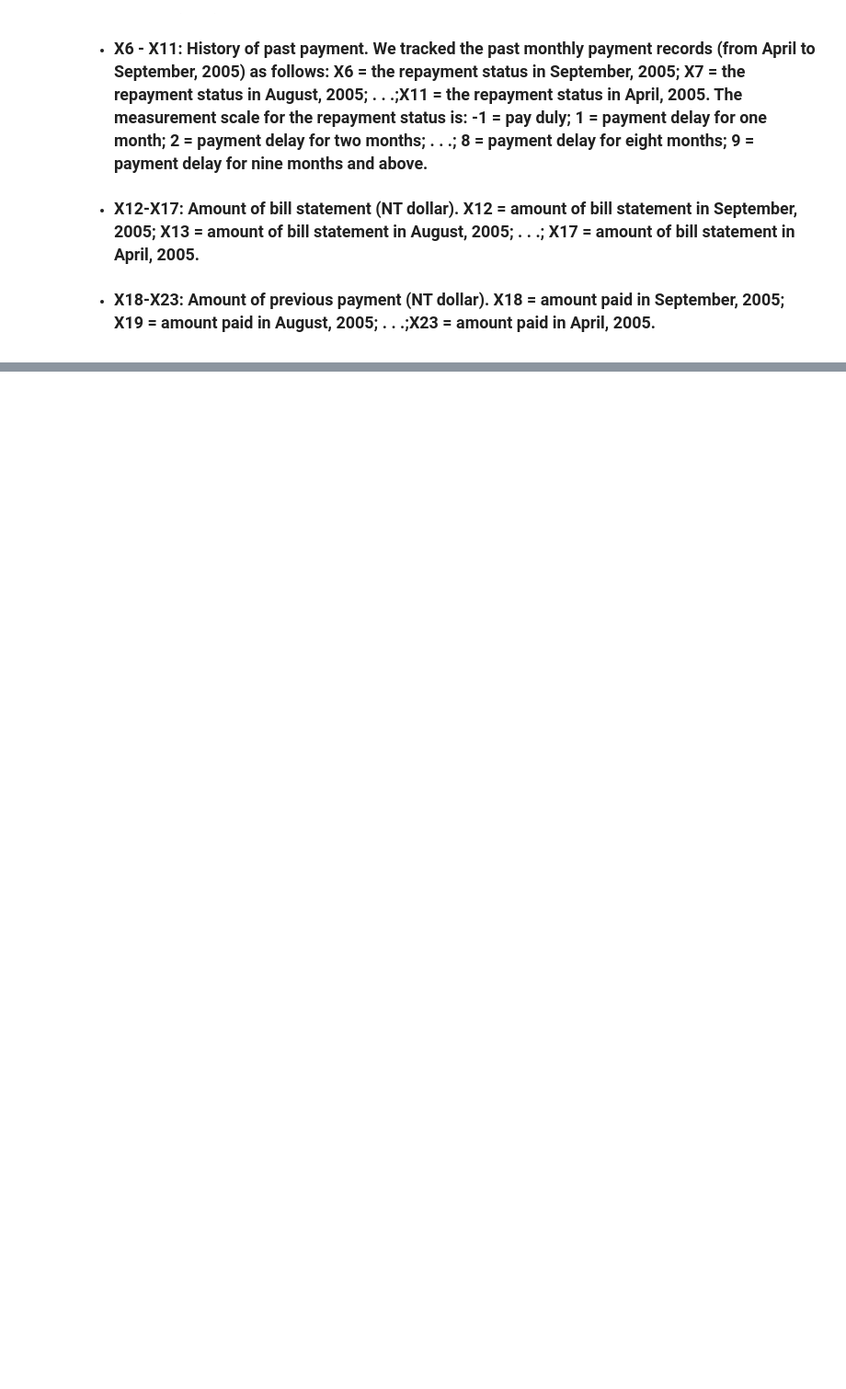
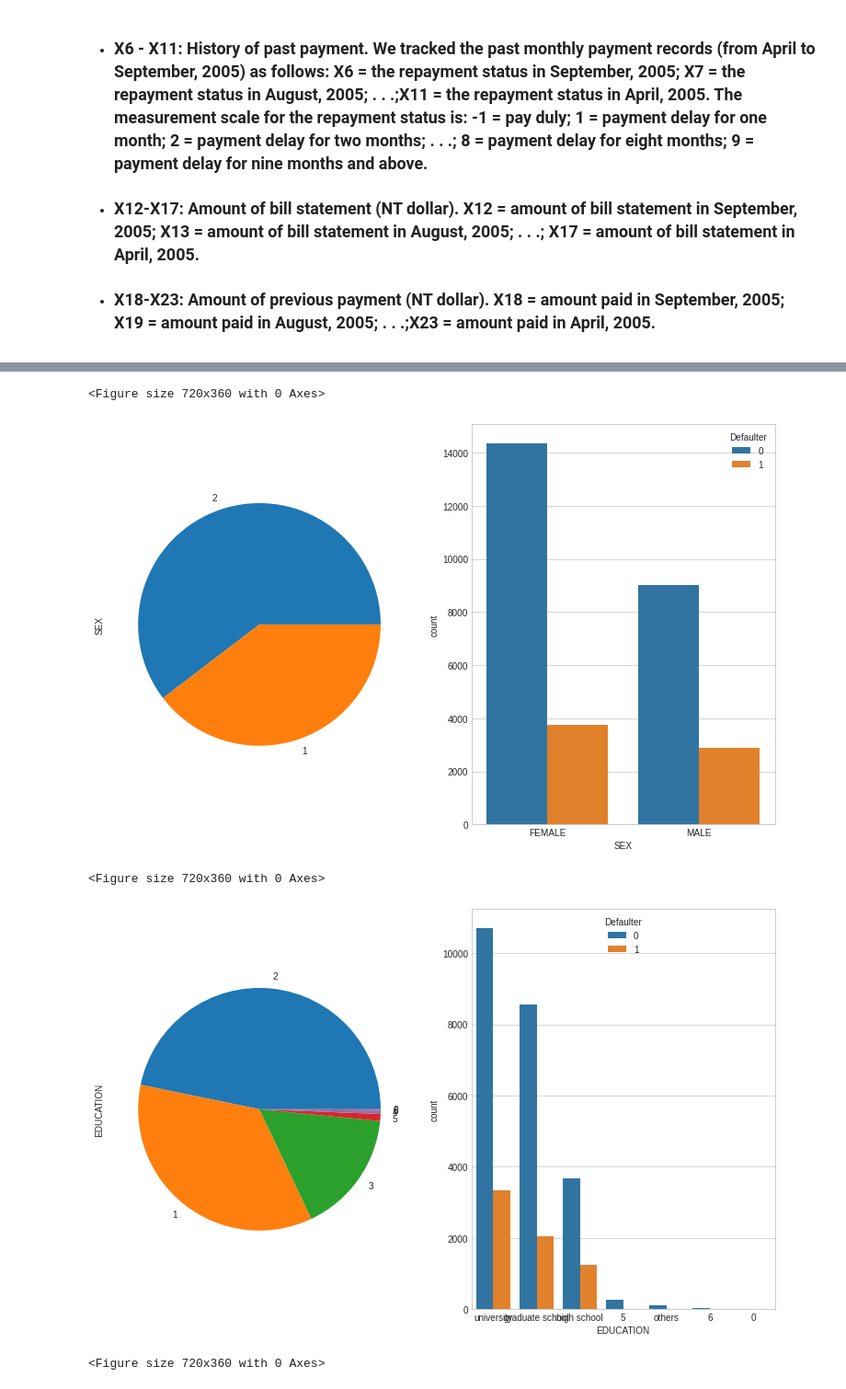
Before and after one commit to dsnnaveen/Credit-Card-Default-Deteciton, a Jupyter notebook: Credit_Card_Default_Prediction_Capstone_Project.ipynb, the cells around one changed output, grey strips where cells are left out. Shown at 92% size. Saved outputs shown, nothing was run; the diff lists cells and outputs as text; code cells hidden in the pictures; blank space fills up the shorter version.

```diff
--- a/Credit_Card_Default_Prediction_Capstone_Project.ipynb
+++ b/Credit_Card_Default_Prediction_Capstone_Project.ipynb
@@ -22,0 +264,12 @@
+# %%
+for col in categorical_features:
+  plt.figure(figsize=(10,5))
+  fig, axes = plt.subplots(ncols=2,figsize=(13,8))
+  credit_df[col].value_counts().plot(kind="pie",ax = axes[0],subplots=True)
+  sns.countplot(x = col, hue = 'Defaulter', data = credit_df_cat)
+# %% [output]
+<Figure size 720x360 with 0 Axes>
+[figure, added]
+<Figure size 720x360 with 0 Axes>
+[figure, added]
+<Figure size 720x360 with 0 Axes>
```
Also changed, not shown: parts of 36 cells of this notebook.
